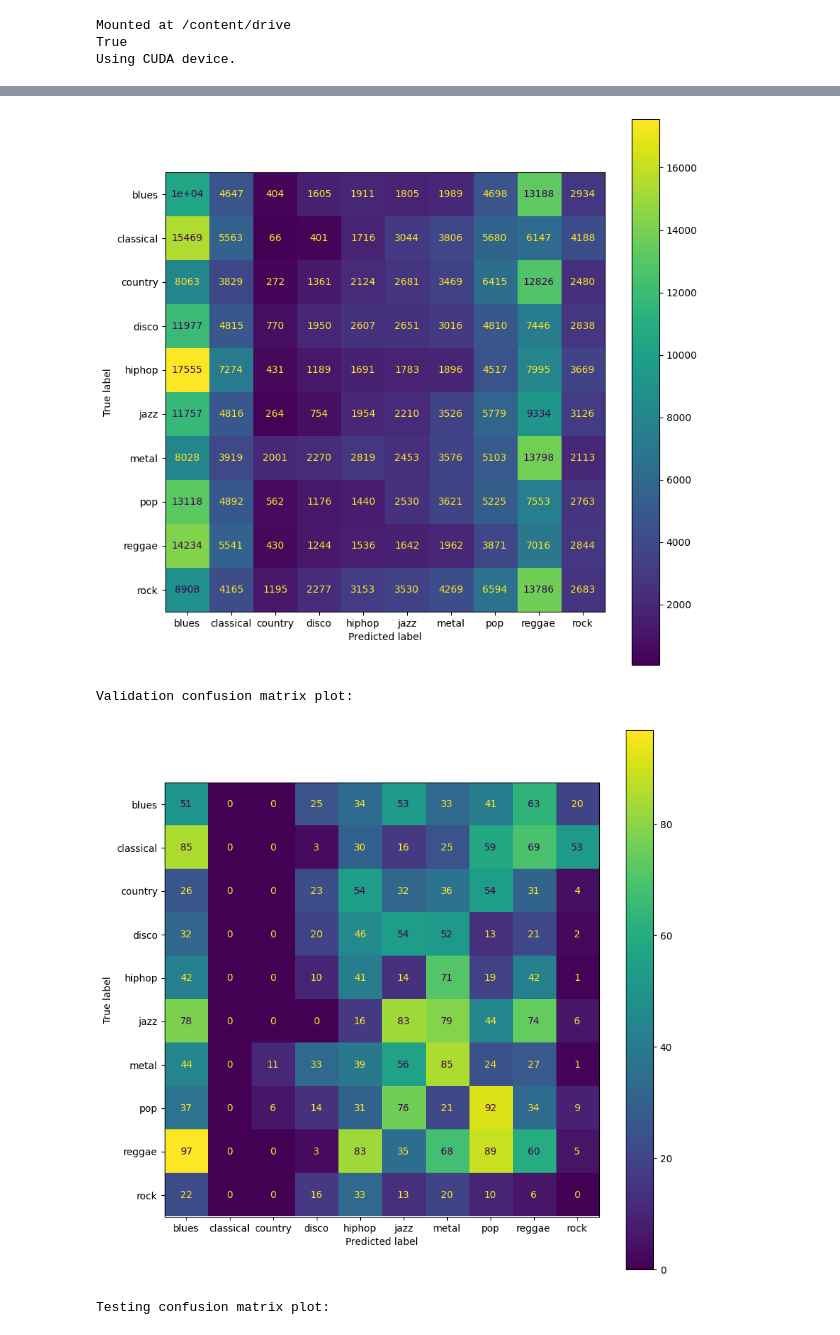
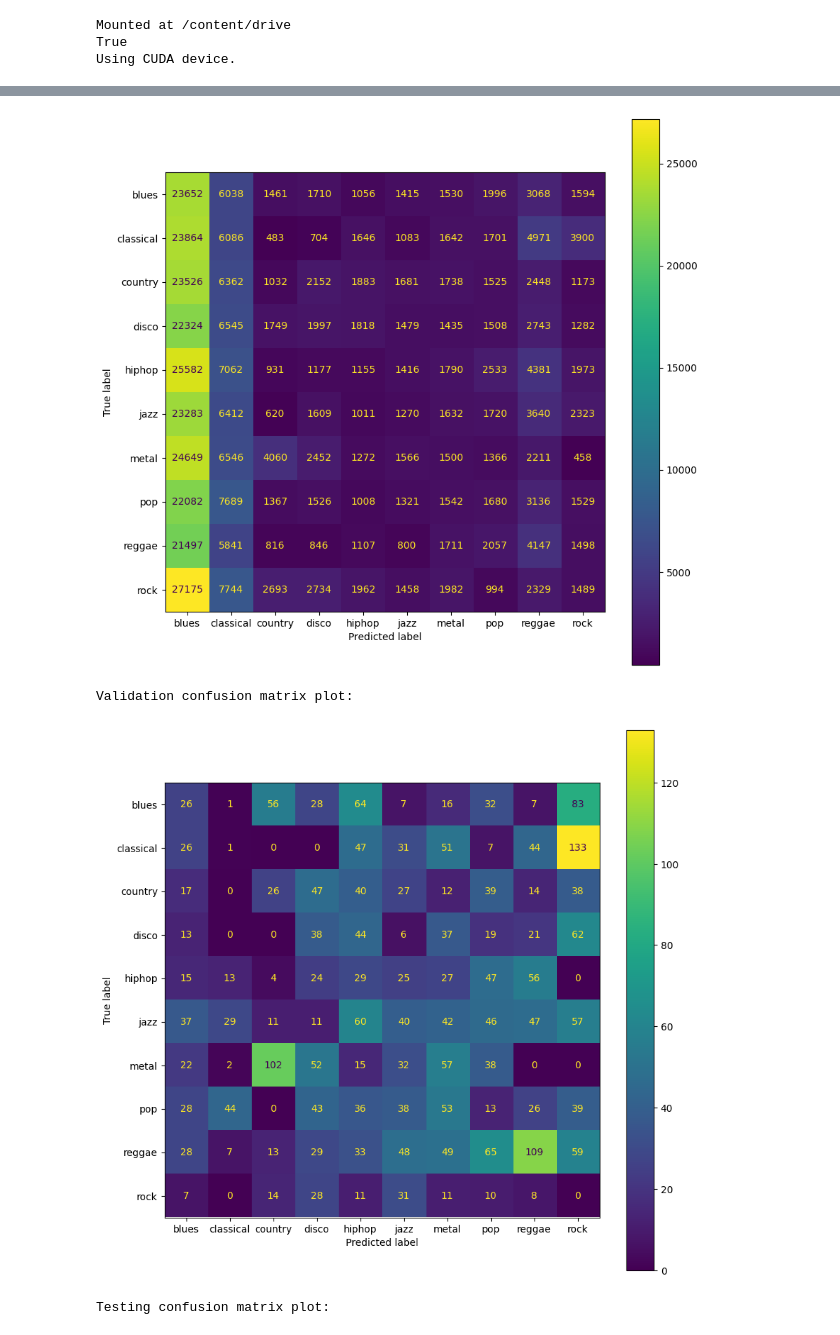
Before and after one commit to abhi4j/SpectrumTune, a Jupyter notebook: notebooks/TurningImagesIntoData.ipynb, the cells around one changed output, grey strips where cells are left out. Saved outputs shown, nothing was run; the diff lists cells and outputs as text; code cells hidden in the pictures.

```diff
--- a/notebooks/TurningImagesIntoData.ipynb
+++ b/notebooks/TurningImagesIntoData.ipynb
@@ -396,7 +396,7 @@ class FirstModel(nn.Module):
 
 # Set learning rate and weight decay
 learningRateValue = 0.0001
-weightDecay = 10
+weightDecay = 100
 
 # Set up model and put it on device
 firstModel = FirstModel()
@@ -704,7 +704,7 @@ for training epoch number  6 , the loss is  73.68318445863301  and the accuracy
 
 
 Training confusion matrix plot:
-[figure, old version]
+[figure, new version]
 Validation confusion matrix plot:
-[figure, old version]
+[figure, new version]
 Testing confusion matrix plot:
```
Also changed, not shown: parts of 1 cell of this notebook.
